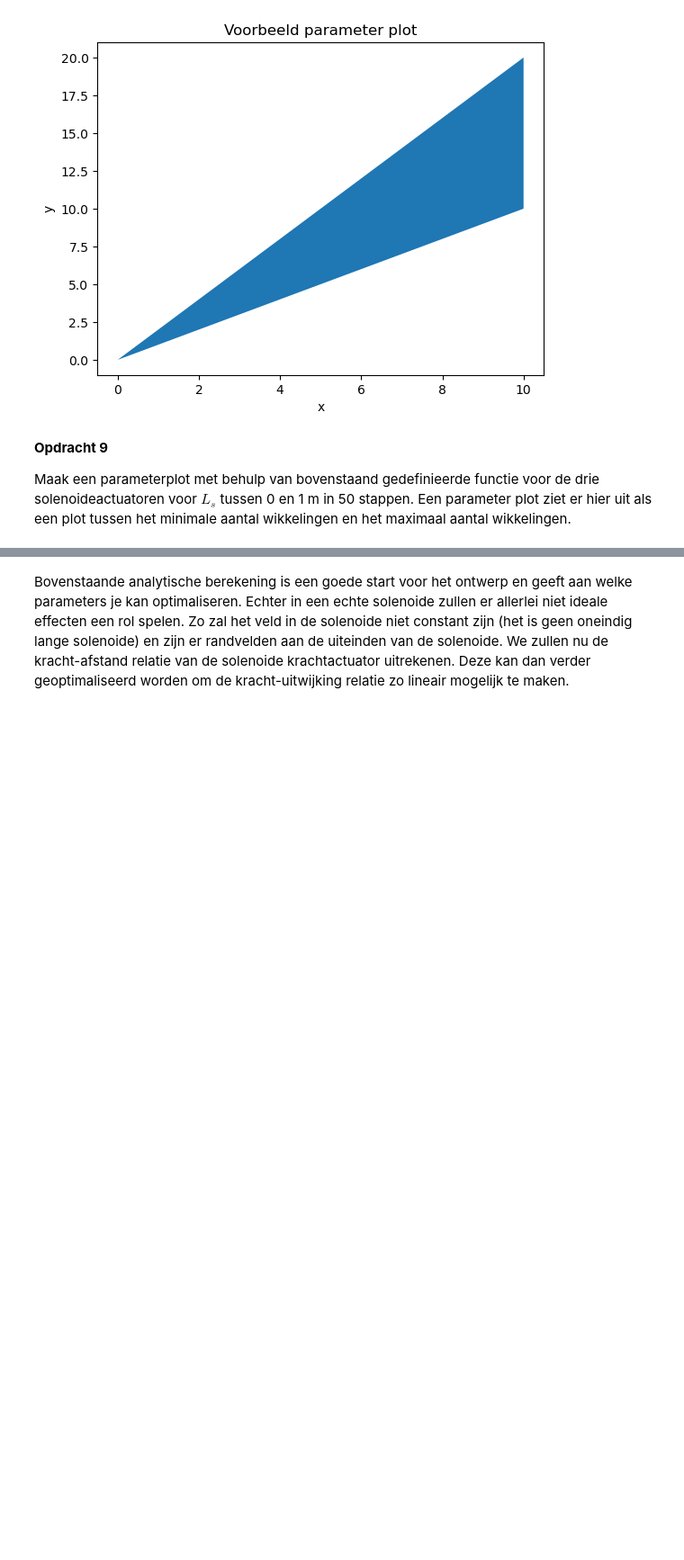
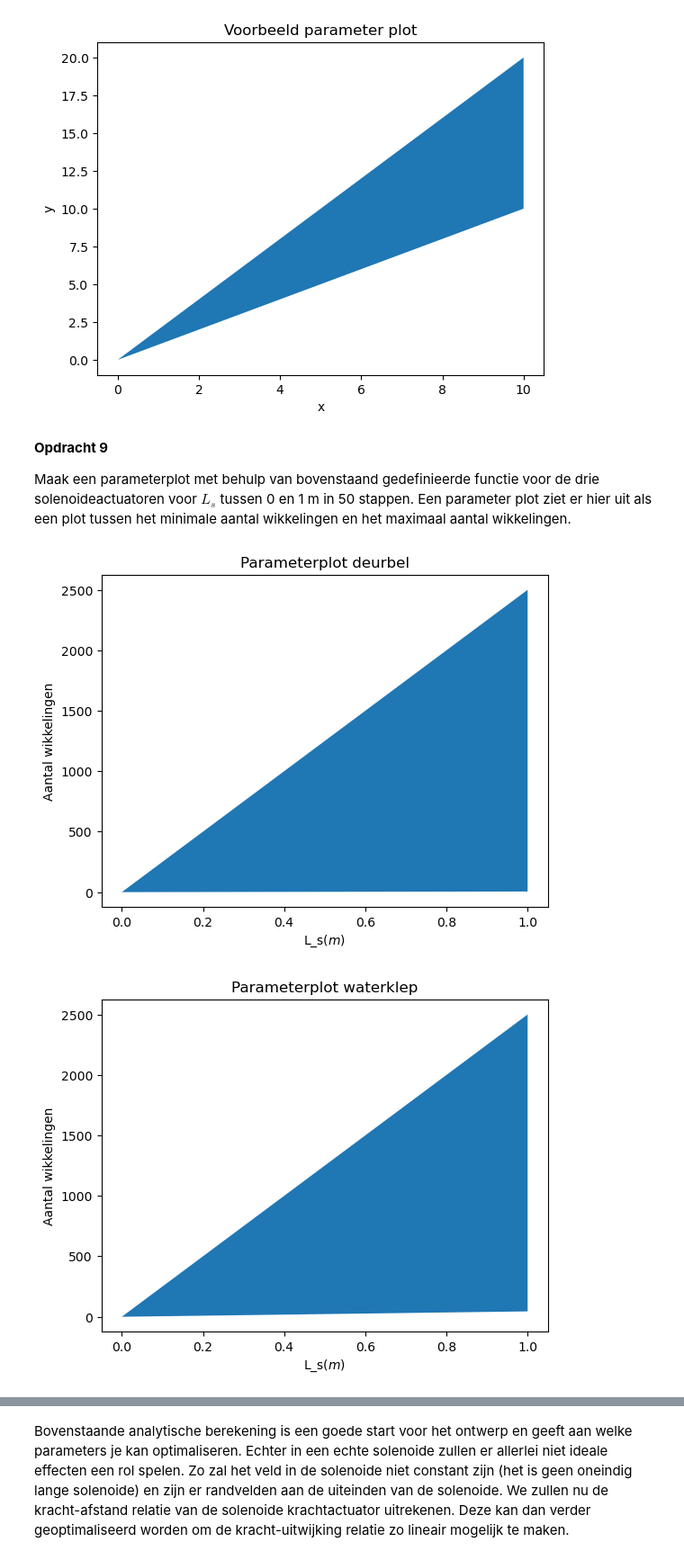
Before and after one commit to jasperbom747-creator/opdrachten-DEF-D-Jasper-Bom, a Jupyter notebook: DigitaleOntwerpopdrachten/Digitale opdracht 2/2KrachtactuatorOpdracht/KrachtactuatorOpdracht.ipynb, the cells around one changed output, grey strips where cells are left out. Shown at 90% size. Cells and saved outputs as stored; diff of their text form; code cells hidden in the pictures; blank space fills up the shorter version.

```diff
--- a/DigitaleOntwerpopdrachten/Digitale opdracht 2/2KrachtactuatorOpdracht/KrachtactuatorOpdracht.ipynb
+++ b/DigitaleOntwerpopdrachten/Digitale opdracht 2/2KrachtactuatorOpdracht/KrachtactuatorOpdracht.ipynb
@@ -187,19 +187,20 @@ Plaats hier een png met jullie eventuele analytische afleiding.
 # %%
 ### BEGIN SOLUTION
 
-def aantal_wikkelingen(m,r_s, mu_r, L_s, r_d):
+def aantal_wikkelingen(m,r_s, mu_r,L_d ,L_s, I, r_d):
     # Voeg hieronder de formules voor het maximum en minimum aantal wikkelingen.
     mu_0 = 4 * np.pi * 1e-7
     N_min = np.sqrt((2 * m * 9.81 *L_s**2)/ (2 * np.pi * r_s**2 * mu_0 * mu_r**2 * I**2))
     N_max_1 = L_s / (2 * r_d)
-    N_max_2 = L_s / (2 * np.pi * r_d)
+    N_max_2 = L_d / (2 * np.pi * r_d)
+    N_max = np.minimum(N_max_1, N_max_2)
 
-    N_max = min(N_max_1, N_max_2)
-    if N_min > N_max: ## Als het ontwerp niet mogelijk is.
+    if np.any(N_min > N_max): ## Als het ontwerp niet mogelijk is.
         print('The design with %.1f unit has no workable solution'%a)
         N_min = 'NaN'
         N_max = 'NaN'
-    N_max = max(N_max_1,N_max_2)
+
+
     return N_min, N_max
 # %% [markdown]
 Een parameter plot geeft ons inzicht in de haalbaarheid van het idee. In dit geval willen we kijken naar het mogelijke aantal wikkelingen en de lengte van onze solenoide. Hieronder staat een voorbeeld van code die een voorbeeld plot creëert met minimale eis $y=x$ en de maximale eis $y=2x$.
@@ -222,4 +223,28 @@ Maak een parameterplot met behulp van bovenstaand gedefinieerde functie voor de
 # %%
 ###
 ###Jouw code hier###
 ###
+L_s = np.linspace(0,1,50)
+
+N_minDB, N_maxDB= aantal_wikkelingen(0.01, 0.015, 1000,l_max, L_s,2, 0.2e-3)
+N_minWK, N_maxWK = aantal_wikkelingen(2,  0.025, 1000, l_max,L_s,2, 0.2e-3)
+N_minD, N_maxD = aantal_wikkelingen(40/9.81,  0.01, 1000,l_max ,L_s,0.5,0.1e-3)
+
+plt.fill_between(L_s,N_minDB,N_maxDB)
+plt.title("Parameterplot deurbel")
+plt.xlabel("L_s($m$)")
+plt.ylabel("Aantal wikkelingen")
+plt.figure()
+plt.fill_between(L_s,N_minWK,N_maxWK)
+plt.title("Parameterplot waterklep")
+plt.xlabel("L_s($m$)")
+plt.ylabel("Aantal wikkelingen")
+plt.figure()
+plt.fill_between(L_s,N_minD,N_maxD)
+plt.title("Parameter plot deur")
+plt.xlabel("L_s($m$)")
+plt.ylabel("Aantal wikkelingen")
+plt.show()
+# %% [output]
+[figure, added]
+[figure, added]
```
Also changed, not shown: parts of 2 cells of this notebook.
